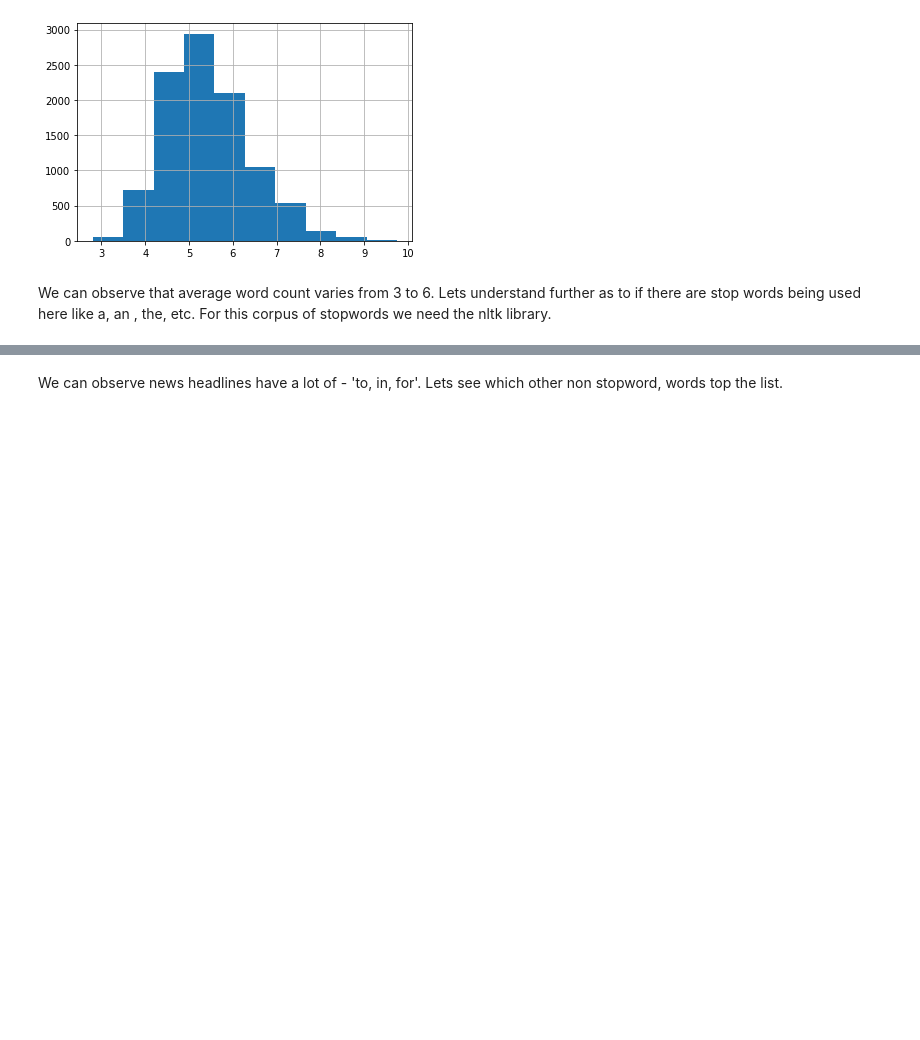
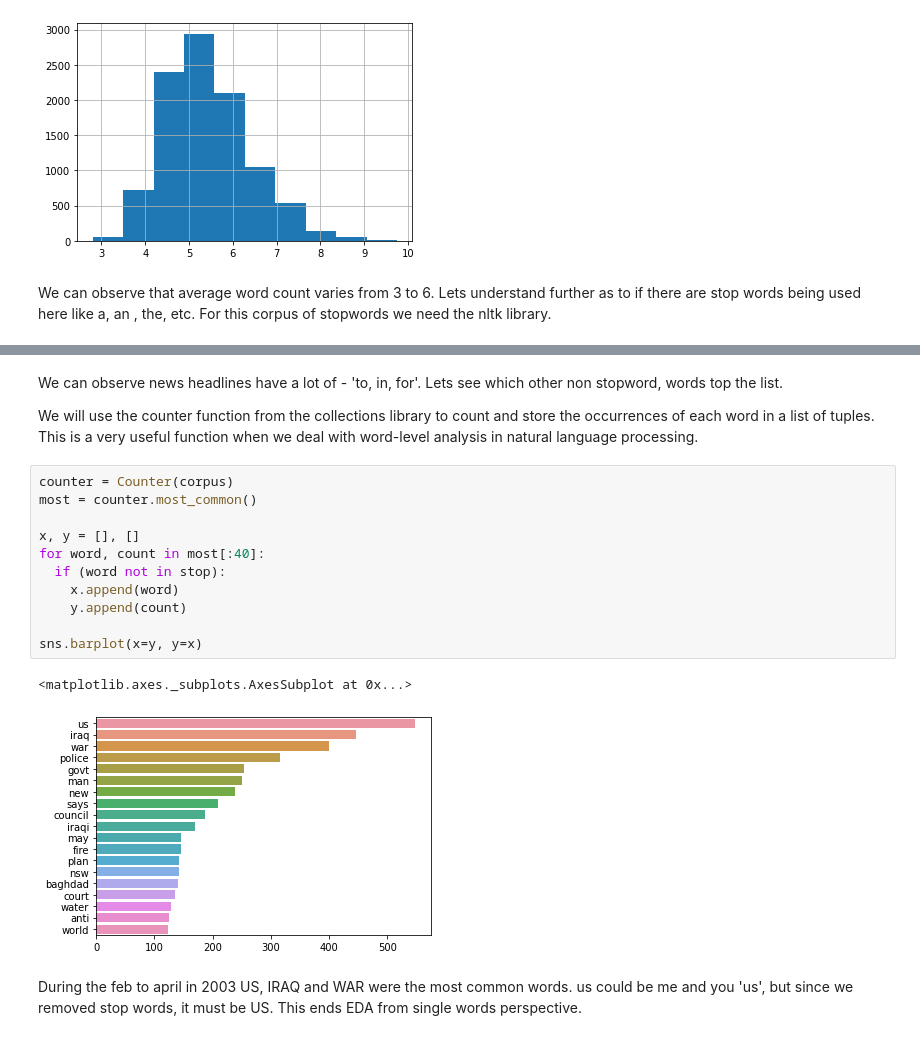
Before and after one commit to Abhishek-xavi/DataScienceProjects, a Jupyter notebook: EDA_NLP.ipynb, the cells around one changed output, grey strips where cells are left out. Cells and saved outputs as stored; diff of their text form; blank space fills up the shorter version.

```diff
--- a/EDA_NLP.ipynb
+++ b/EDA_NLP.ipynb
@@ -136,3 +155,21 @@ plt.bar(x,y)
 # %% [markdown]
 We can observe news headlines have a lot of - 'to, in, for'.
 Lets see which other non stopword, words top the list.
+
+We will use the counter function from the collections library to count and store the occurrences of each word in a list of tuples. This is a very useful function when we deal with word-level analysis in natural language processing.
+# %%
+counter = Counter(corpus)
+most = counter.most_common()
+
+x, y = [], []
+for word, count in most[:40]:
+  if (word not in stop):
+    x.append(word)
+    y.append(count)
+
+sns.barplot(x=y, y=x)
+# %% [output]
+<matplotlib.axes._subplots.AxesSubplot at 0x...>
+[figure, added]
+# %% [markdown]
+During the feb to april in 2003 US, IRAQ and WAR were the most common words. us could be me and you 'us', but since we removed stop words, it must be US. This ends EDA from single words perspective.
```
Also changed, not shown: parts of 47 cells of this notebook.
